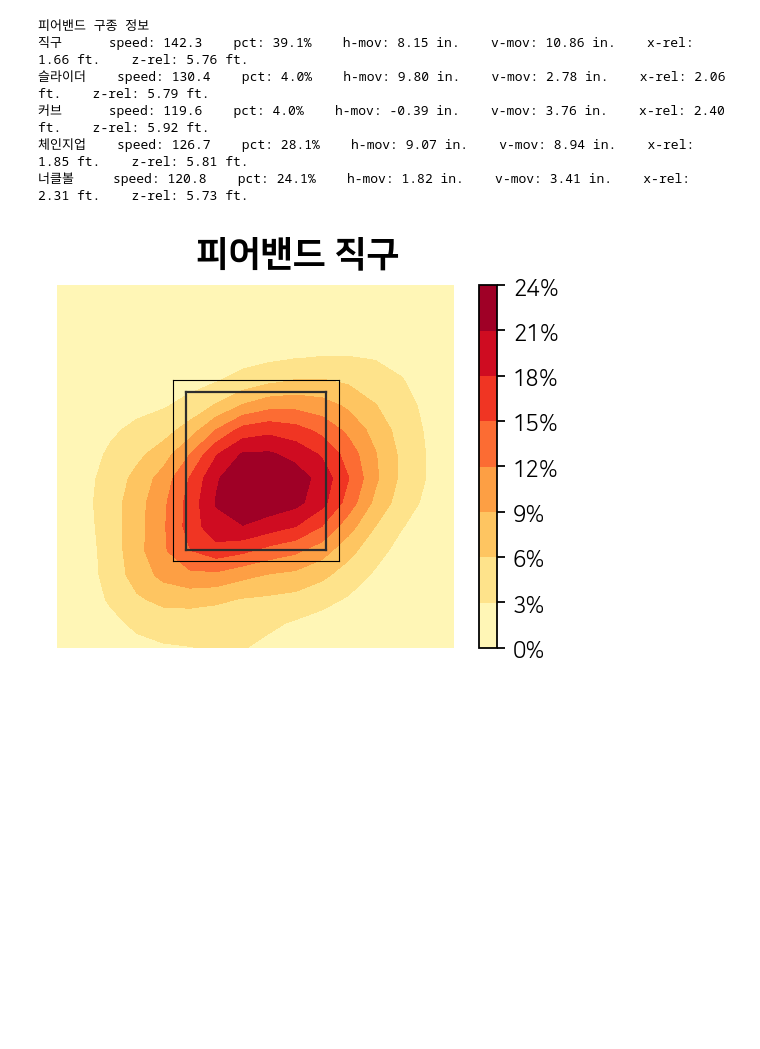
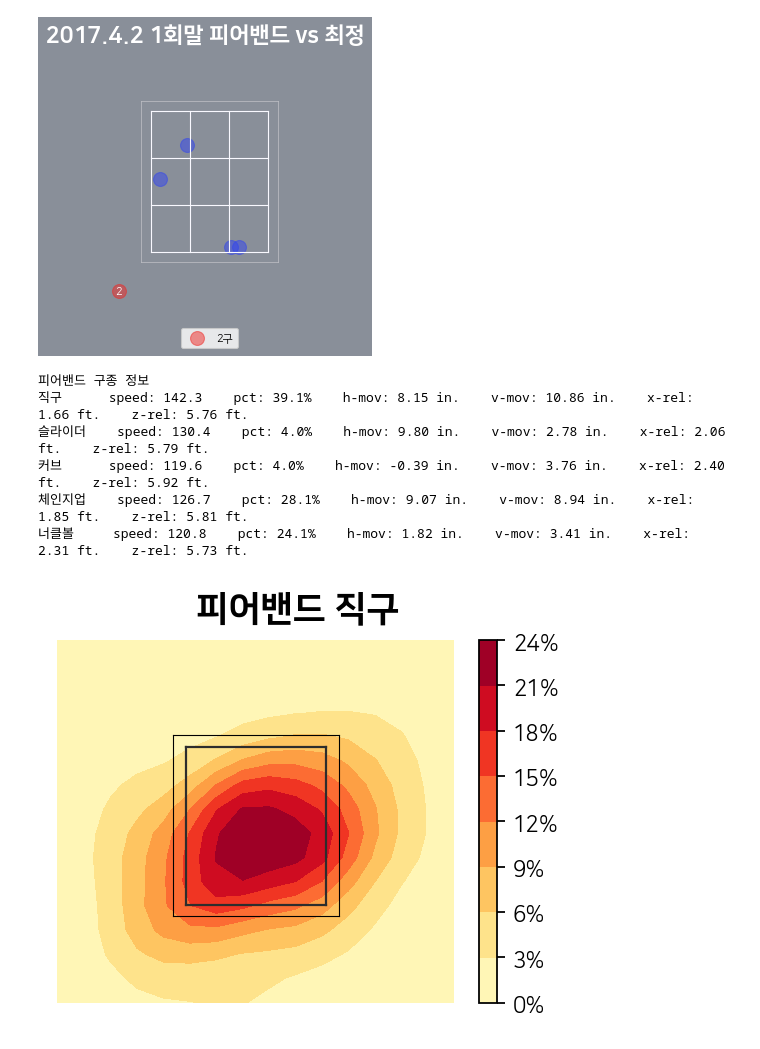
Before and after one commit to kparkk2/KBO_pbp_text_crawler, a Jupyter notebook: pfx_plot.ipynb, the cells around one changed output. Saved outputs shown, nothing was run; the diff lists cells and outputs as text; code cells hidden in the pictures; blank space fills up the shorter version.

```diff
--- a/pfx_plot.ipynb
+++ b/pfx_plot.ipynb
@@ -20,3 +20,9 @@ cr = csv.DictReader(pfxfile)
 data = []
 for row in cr:
     data.append(row)
+# %%
+v, m = get_results(data, date_start=170301, date_end=170402, pitcherName='피어밴드', batterName='최정', inn=1)
+# %%
+plot_calls(v, m, legends=True, call_option=['스트라이크', '볼', '헛스윙', '파울'], specify_count=2, title='2017.4.2 1회말 피어밴드 vs 최정')
+# %% [output]
+[figure, added]
```
Also changed, not shown: parts of 1 cell of this notebook, 2 other files.
